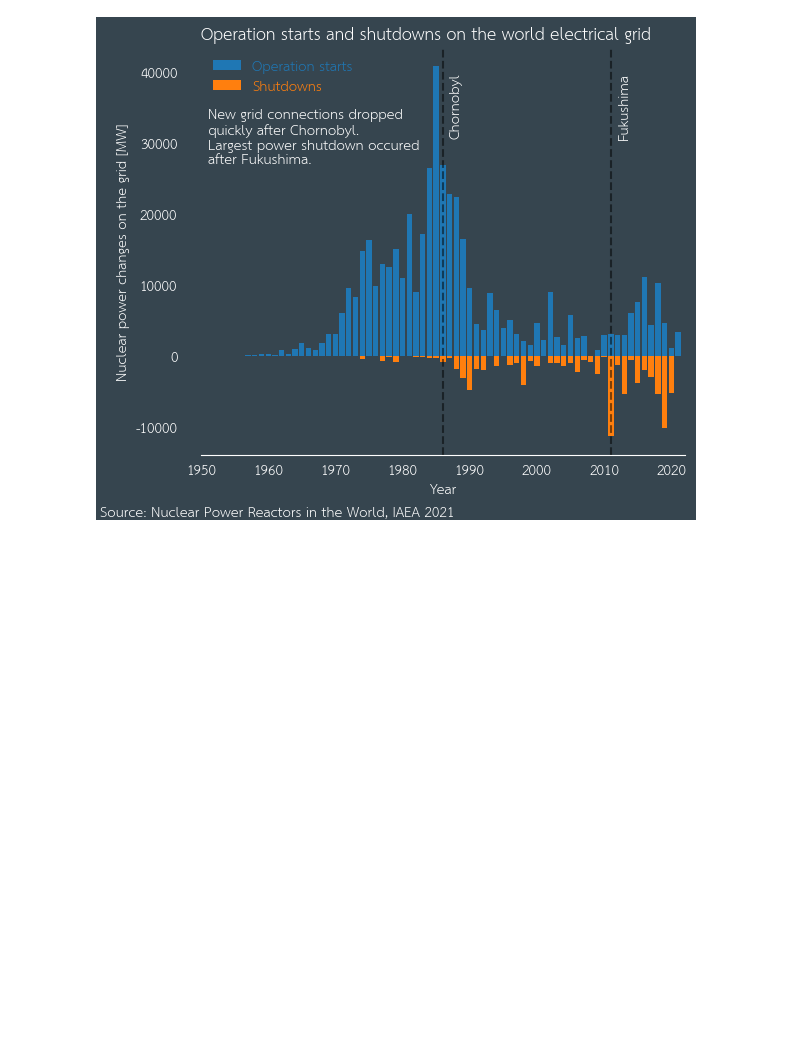
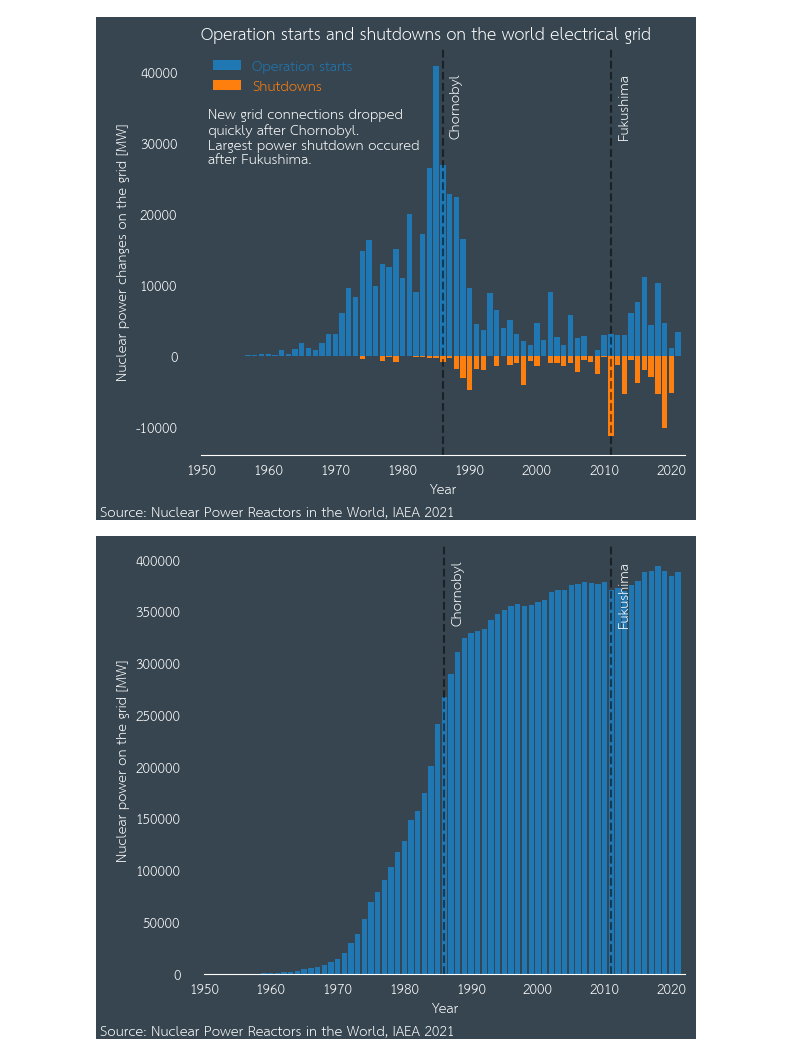
Before and after one commit to guimarais/iaea_reactors, a Jupyter notebook: 04-Power_added_to_grid.ipynb, the cells around one changed output. Drawn from its saved outputs; the diff is of its cells as text; code cells hidden in the pictures; blank space fills up the shorter version.

Commit message:
Started to work on decarbonisation impact

```diff
--- a/04-Power_added_to_grid.ipynb
+++ b/04-Power_added_to_grid.ipynb
@@ -113,3 +113,51 @@ plt.savefig("Operations_Shutdowns.png", dpi=300)
 plt.show()
 # %% [output]
 [figure]
+# %%
+total= np.cumsum(np.array(additions) + np.array(subtractions))
+# %%
+facecolor = '#36454F'
+
+fig, ax = plt.subplots(figsize=(6,5), facecolor=facecolor)
+
+ax.set_facecolor(facecolor)
+
+ax.spines['right'].set_visible(False)
+ax.spines['left'].set_visible(False)
+ax.spines['left'].set_position(('outward', 10))
+ax.spines['top'].set_visible(False)
+ax.spines['bottom'].set_color('w')
+
+
+plt.bar(year_arr, total)
+#plt.bar(year_arr, subtractions)
+plt.xlim(1950,2022)
+plt.xlabel("Year", c='w')
+plt.ylabel("Nuclear power on the grid [MW]", c='w')
+#plt.title("Operation starts and shutdowns on the world electrical grid", color='w', loc='left')
+#plt.legend(["Operation starts", "Shutdowns"], frameon=False, labelcolor='linecolor')
+
+ax.axvline(1986, linestyle="--", color='k', alpha=0.5)
+ax.text(1987, 400000,'Chornobyl',rotation=90, color='w', va='top')
+ax.axvline(2011, linestyle="--", color='k', alpha=0.5)
+ax.text(2012, 400000,'Fukushima',rotation=90, color='w', va='top')
+
+locs, labels = plt.xticks()
+test_list = [int(i) for i in locs]
+ax.set_xticklabels(test_list, color='w')
+
+locs, labels = plt.yticks()
+test_list = [int(i) for i in locs]
+ax.set_yticklabels(test_list, color='w')
+
+plt.tick_params(bottom = False)
+plt.tick_params(left = False)
+
+#ax.text(1951, 400000, "New grid connections dropped\nquickly after Chornobyl.\nLargest power shutdown occured\nafter Fukushima.", ha="left", va='top', c='w')
+
+plt.tight_layout()
+ax.annotate('Source: Nuclear Power Reactors in the World, IAEA 2021', xy=(3, 3), xycoords='figure points', color='w')
+#plt.savefig("Operations_Shutdowns.png", dpi=300)
+plt.show()
+# %% [output]
+[figure, added]
```
Also changed, not shown: 5 other files.
